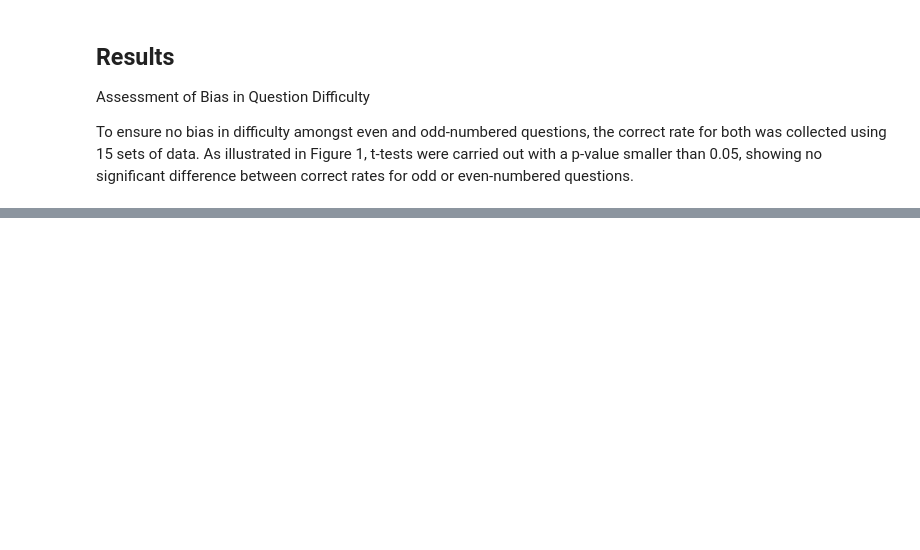
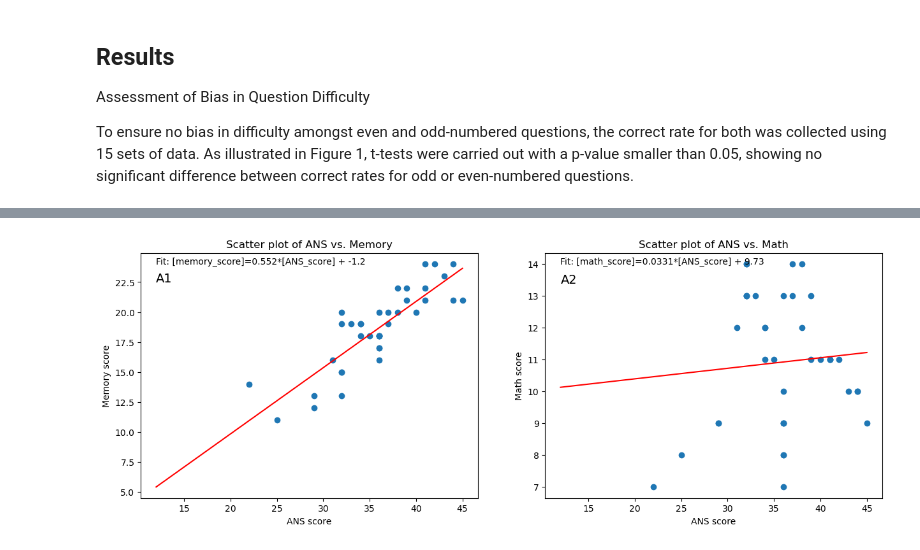
Before and after one commit to zcbtgli/cognitive_tests_group_03, a Jupyter notebook: write up/Group3 Markdown.ipynb, the cells around one changed output, grey strips where cells are left out. Cells and saved outputs as stored; diff of their text form; code cells hidden in the pictures; blank space fills up the shorter version.

```diff
--- a/write up/Group3 Markdown.ipynb
+++ b/write up/Group3 Markdown.ipynb
@@ -133,30 +415,34 @@ ANS_merged_math = ANS_srt.merge(math_srt, left_index=True, right_index=True)
 ax[0].scatter(ANS_merged_memory["score_x"], ANS_merged_memory["score_y"])
 ax[0].set_xlabel("ANS score")
 ax[0].set_ylabel("Memory score")
 ax[0].set_title("Scatter plot of ANS vs. Memory")
+ax[0].annotate("A1", xy= (12, 22.5), fontsize= 14)
 ax[1].scatter(ANS_merged_math["score_x"], ANS_merged_math["score_y"])
 ax[1].set_xlabel("ANS score")
 ax[1].set_ylabel("Math score")
 ax[1].set_title("Scatter plot of ANS vs. Math")
+ax[1].annotate("A2", xy= (12, 13.4), fontsize= 14)
 (slope1, intercept1, rvalue1, pvalue1, stderr1) = linregress(ANS_merged_memory["score_x"], ANS_merged_memory["score_y"])
 (slope2, intercept2, rvalue2, pvalue2, stderr2) = linregress(ANS_merged_math["score_x"], ANS_merged_math["score_y"])
 
 
 # to draw line we take x values at each end of the plot
 x0 = 12
 x1 = 45
 
 # then use eqn to find corresponding y-values
 y0 = x0*slope1+intercept1
 y1 = x1*slope1+intercept1
 
 # we can now plot a line from (x0,y0) to (x1,y1)
 ax[0].text(12,24, f"Fit: [memory_score]={slope1:.3g}*[ANS_score] + {intercept1:.3g}")
 lines = ax[0].plot([x0,x1],[y0,y1],'r-')
 
 y0 = x0*slope2+intercept2
 y1 = x1*slope2+intercept2
 
 # we can now plot a line from (x0,y0) to (x1,y1)
 ax[1].text(12,14, f"Fit: [math_score]={slope2:.3g}*[ANS_score] + {intercept2:.3g}")
 lines = ax[1].plot([x0,x1],[y0,y1],'r-')
+# %% [output]
+[figure, added]
```
Also changed, not shown: parts of 19 cells of this notebook.
